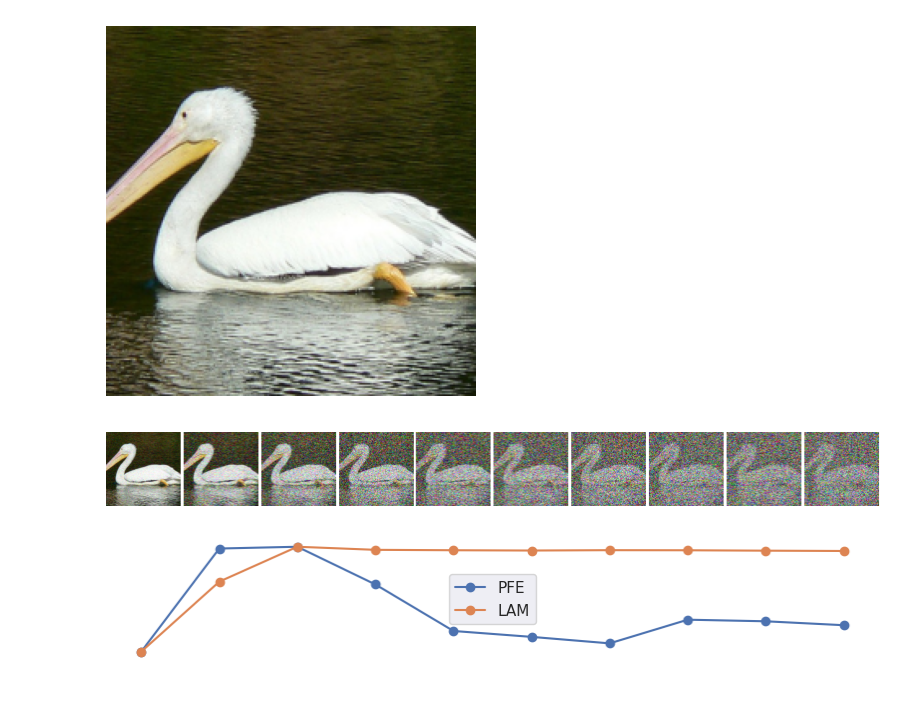
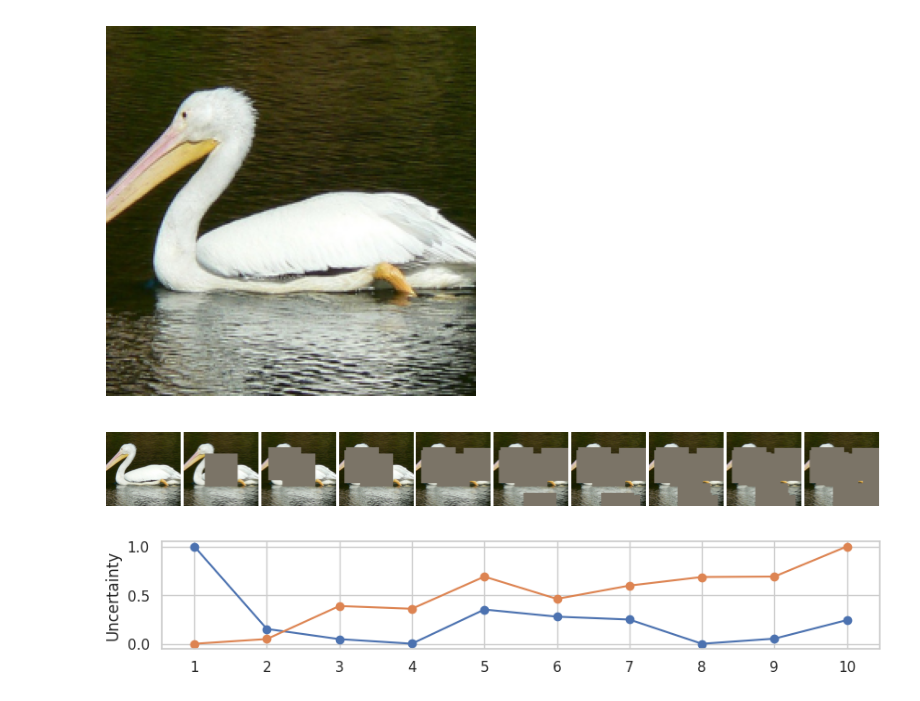
Before and after one commit to FrederikWarburg/bayesian-metric-learning, a Jupyter notebook: notebooks/teaser_figure.ipynb, the cells around one changed output. Drawn from its saved outputs; the diff is of its cells as text; code cells hidden in the pictures.

```diff
--- a/notebooks/teaser_figure.ipynb
+++ b/notebooks/teaser_figure.ipynb
@@ -155,7 +155,7 @@ plt.show()
 variance = []
 pfe_variance = []
 fig, ax = plt.subplots(1, 10, figsize=(10, 10))
-aug = "noise"
+aug = "boxes"
 for i in range(10):
 
     x = data.__getitem__(1)[0]
@@ -218,15 +218,21 @@ plt.subplots_adjust(wspace=0.05, hspace=0)
 plt.savefig(f"{aug}_im.png", bbox_inches="tight", pad_inches=0)
 plt.show()
 # %% [output]
-[figure, old version]
+[figure, new version]
 # %%
 plt.figure(figsize=(10, 1.5))
+import seaborn as sns
+sns.set_style("whitegrid")
 standardize = lambda x : (x - torch.min(x)) / (torch.max(x) - torch.min(x))
+
 plt.plot(standardize(pfe_variance), '-o', label="PFE")
 plt.plot(standardize(variance), '-o', label="LAM")
-plt.legend()
-plt.axis("off")
+if aug == "blur":
+    plt.legend(fontsize=20)
+plt.xticks(range(10), [f"{i+1}" for i in range(10)])
+plt.ylabel("Uncertainty")
+#plt.axis("off")
 plt.savefig(f"{aug}_plot.pdf", bbox_inches="tight", pad_inches=0)
 plt.show()
 # %% [output]
-[figure, old version]
+[figure, new version]
```
Also changed, not shown: 33 other files.
